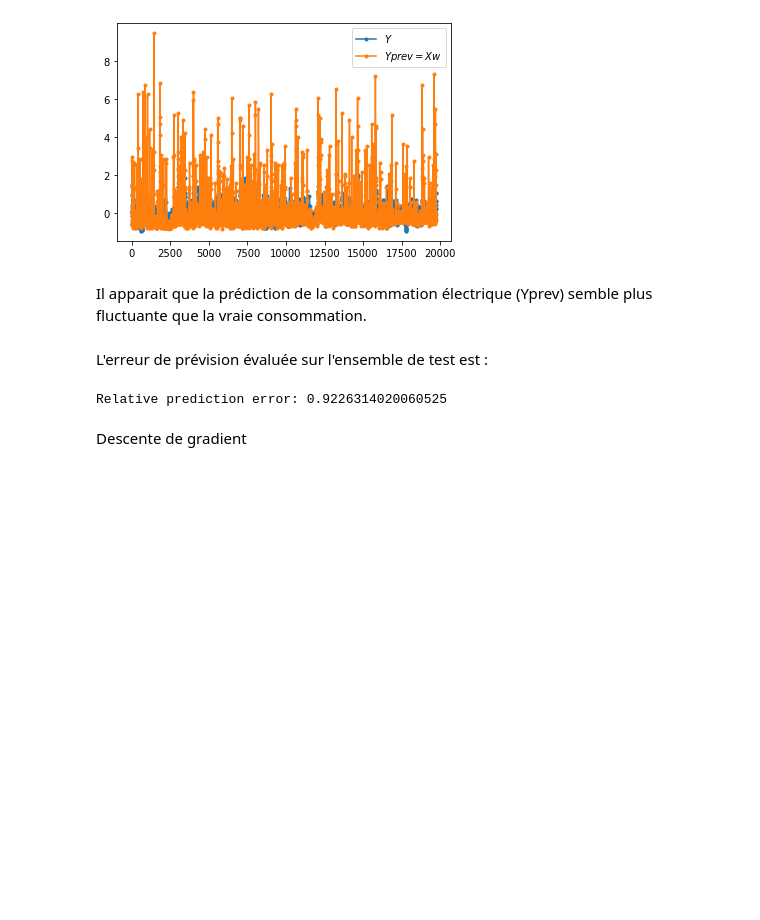
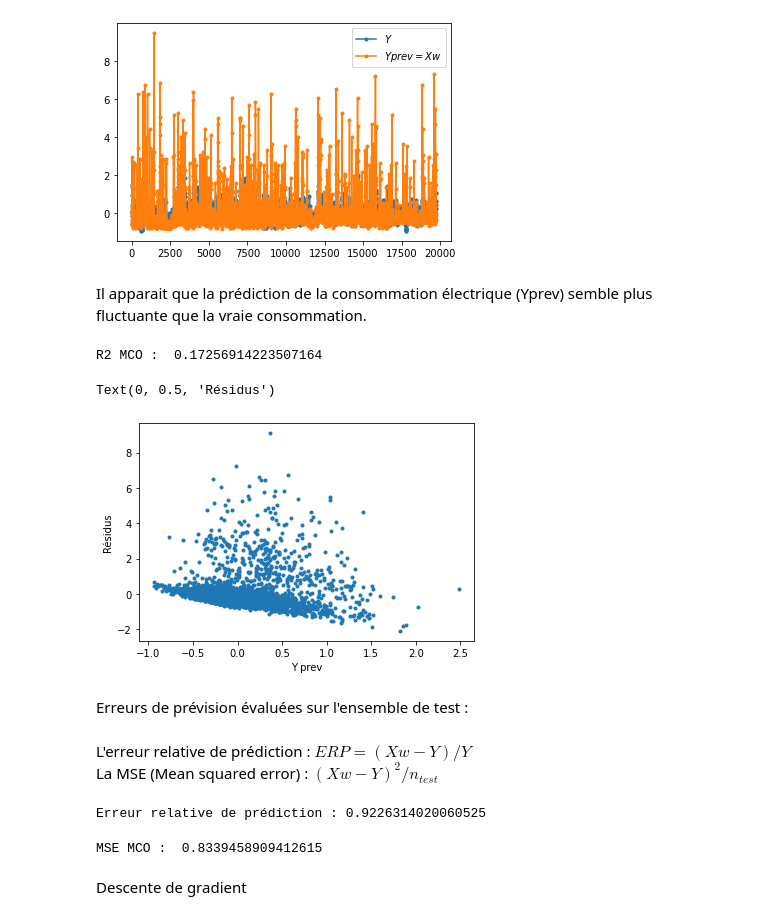
Before and after one commit to MarleneChevalier/Optimisation, a Jupyter notebook: Projet_Optimisation.ipynb, the cells around one changed output. Cells and saved outputs as stored; diff of their text form; code cells hidden in the pictures; blank space fills up the shorter version.

```diff
--- a/Projet_Optimisation.ipynb
+++ b/Projet_Optimisation.ipynb
@@ -336,13 +325,37 @@ plt.legend(('$Y$', '$Yprev = $$X w$'));
 [figure]
 # %% [markdown]
 Il apparait que la prédiction de la consommation électrique (Yprev) semble plus fluctuante que la vraie consommation.
+# %%
+# R2
+R2 = ((X_test.dot(w) - Y_test.mean())**2).sum() / ((Y_test - Y_test.mean())**2).sum()
+print('R2 MCO : ',R2)
+# %% [output]
+R2 MCO :  0.17256914223507164
+# %%
+# graphique des résidus
+plt.clf
+plt.plot(X_test.dot(w), Y_test - X_test.dot(w), ".")
+plt.xlabel("Y prev")
+plt.ylabel("Résidus")
+#plt.legend(loc="upper center")
+# %% [output]
+Text(0, 0.5, 'Résidus')
+[figure, added]
 # %% [markdown]
-L'erreur de prévision évaluée sur l'ensemble de test est :
+Erreurs de prévision évaluées sur l'ensemble de test :
+# %% [markdown]
+ L'erreur relative de prédiction : $ERP = (Xw - Y)/Y$
+ La MSE (Mean squared error) : $({Xw-Y})^2 /n_{test}$
 # %%
-E = np.linalg.norm(X_test.dot(w)-Y_test) / np.linalg.norm(Y_test)
-print(( 'Erreur de prédiction relative : ' + str(E) ) );
+E_MCO = np.linalg.norm(X_test.dot(w)-Y_test) / np.linalg.norm(Y_test)
+print(( 'Erreur relative de prédiction : ' + str(E) ) );
 # %% [output]
-Relative prediction error: 0.9226314020060525
+Erreur relative de prédiction : 0.9226314020060525
+# %%
+mse_MCO = np.sum( (X_test.dot(w)-Y_test)**2 ) / 3947
+print('MSE MCO : ', mse_MCO)
+# %% [output]
+MSE MCO :  0.8339458909412615
 # %% [markdown]
 Descente de gradient
 # %% [markdown]
```
Also changed, not shown: parts of 7 cells of this notebook.
